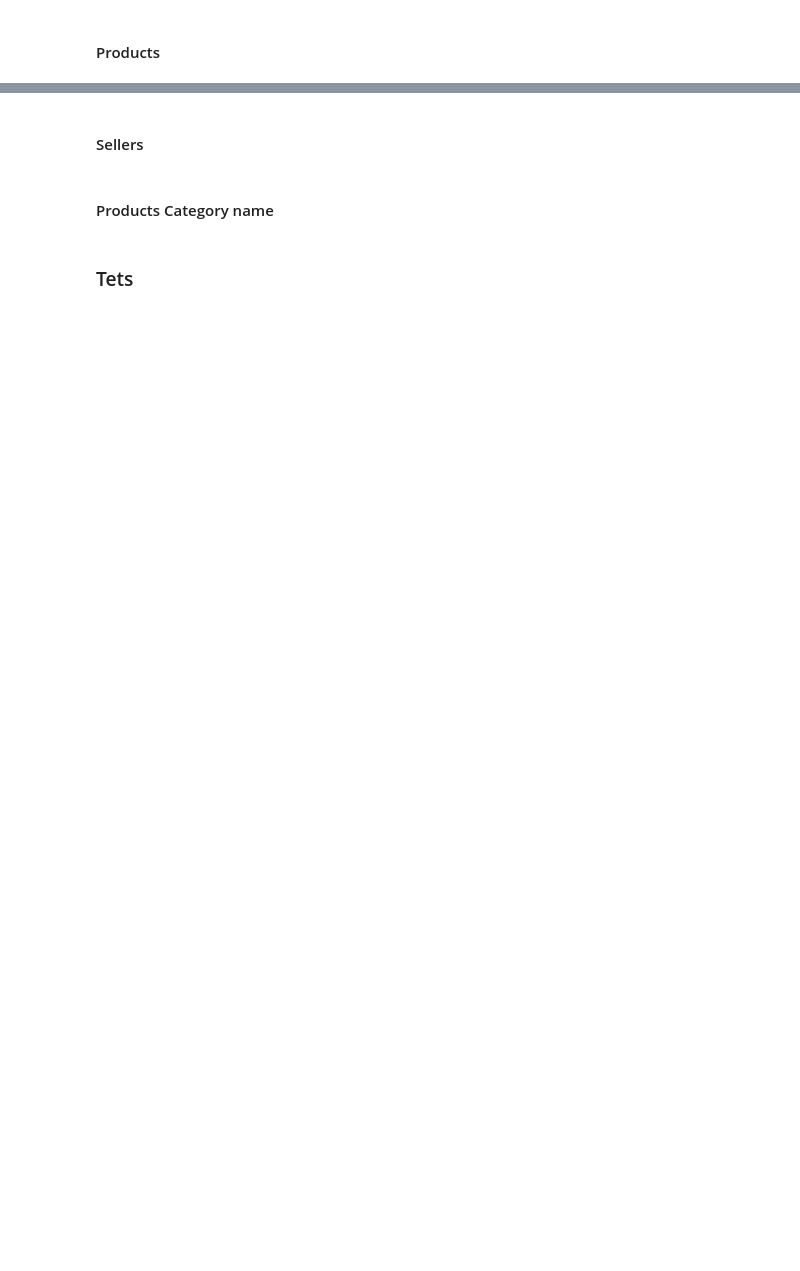
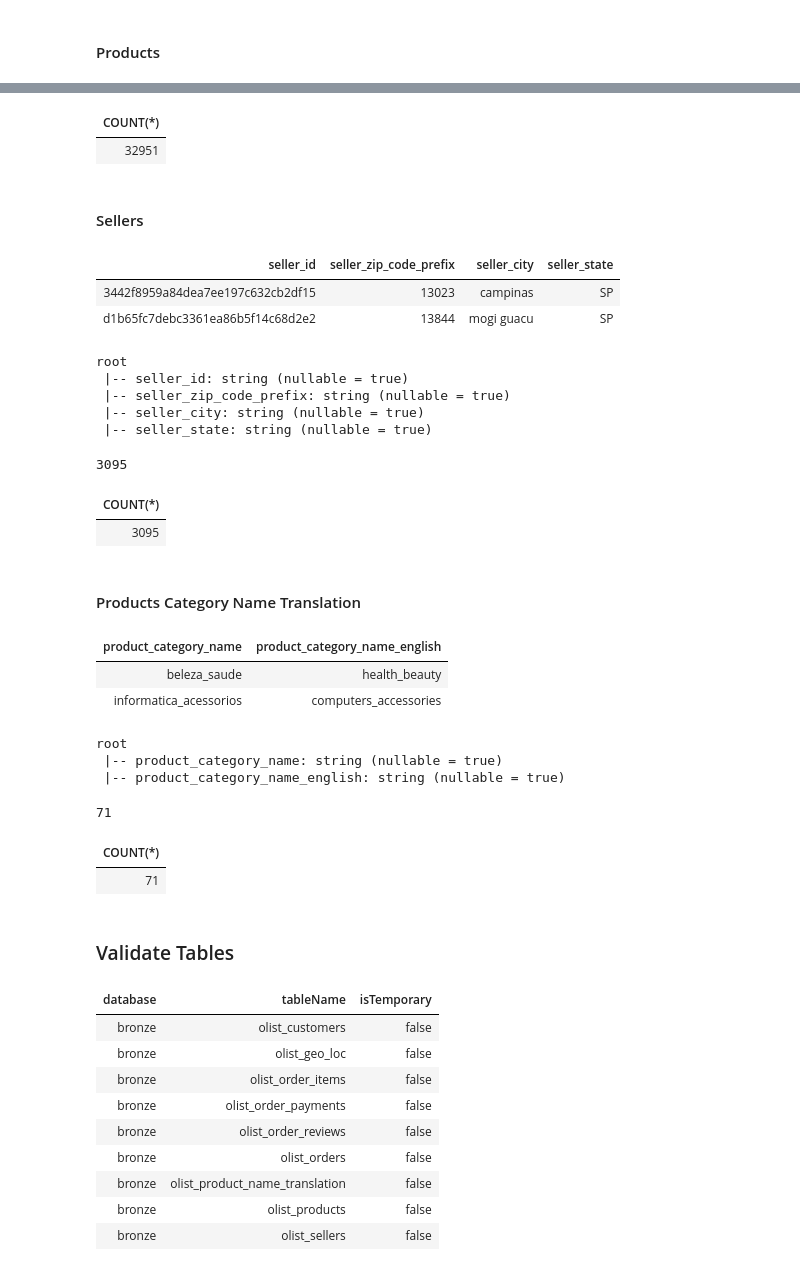
Before and after one commit to rahimcc/EngineeringAnalytics_Olist, a Jupyter notebook: olist_bronze.ipynb, the cells around one changed output, grey strips where cells are left out. Cells and saved outputs as stored; diff of their text form; code cells hidden in the pictures; blank space fills up the shorter version.

Commit message:
All CSV files load to tables

```diff
--- a/olist_bronze.ipynb.ipynb
+++ b/olist_bronze.ipynb
@@ -271,5 +348,26 @@ product_ds = spark.read.csv("/Volumes/workspace/olist/volume_olist/olist_product
+# %%
+%sql
+SELECT COUNT(*)
+FROM workspace.bronze.olist_products
+# %% [output]
+| COUNT(*) |
+| 32951 |
 # %% [markdown]
 #### Sellers
 # %%
 
 sellers_ds = spark.read.csv("/Volumes/workspace/olist/volume_olist/olist_sellers_dataset.csv", header=True)
+# %%
+display(sellers_ds.head(2))
+# %% [output]
+| seller_id | seller_zip_code_prefix | seller_city | seller_state |
+| 3442f8959a84dea7ee197c632cb2df15 | 13023 | campinas | SP |
+| d1b65fc7debc3361ea86b5f14c68d2e2 | 13844 | mogi guacu | SP |
+# %%
+sellers_ds.printSchema()
+# %% [output]
+root
+ |-- seller_id: string (nullable = true)
+ |-- seller_zip_code_prefix: string (nullable = true)
+ |-- seller_city: string (nullable = true)
+ |-- seller_state: string (nullable = true)
@@ -276,4 +384,16 @@ sellers_ds = spark.read.csv("/Volumes/workspace/olist/volume_olist/olist_sellers
+# %%
+sellers_ds.write.format("DELTA").mode("OVERWRITE").saveAsTable("workspace.bronze.olist_sellers")
+print(sellers_ds.count())
+# %% [output]
+3095
+# %%
+%sql
+SELECT COUNT(*)
+FROM workspace.bronze.olist_sellers
+# %% [output]
+| COUNT(*) |
+| 3095 |
 # %% [markdown]
-#### Products Category name
+#### Products Category Name Translation
 # %%
 
@@ -281,2 +401,12 @@ products_category_name_tr = spark.read.csv("/Volumes/workspace/olist/volume_list
-# %% [markdown]
-### Tets
+# %%
+display(products_category_name_tr.head(2))
+# %% [output]
+| product_category_name | product_category_name_english |
+| beleza_saude | health_beauty |
+| informatica_acessorios | computers_accessories |
+# %%
+products_category_name_tr.printSchema()
+# %% [output]
+root
+ |-- product_category_name: string (nullable = true)
+ |-- product_category_name_english: string (nullable = true)
@@ -282,0 +421,28 @@ products_category_name_tr = spark.read.csv("/Volumes/workspace/olist/volume_list
+# %%
+products_category_name_tr.write.format("DELTA").mode("OVERWRITE").saveAsTable("workspace.bronze.olist_product_name_translation")
+print(products_category_name_tr.count())
+# %% [output]
+71
+# %%
+%sql
+SELECT COUNT(*)
+FROM workspace.bronze.olist_product_name_translation
+# %% [output]
+| COUNT(*) |
+| 71 |
+# %% [markdown]
+### Validate Tables
+# %%
+%sql
+SHOW TABLES IN workspace.bronze;
+# %% [output]
+| database | tableName | isTemporary |
+| bronze | olist_customers | false |
+| bronze | olist_geo_loc | false |
+| bronze | olist_order_items | false |
+| bronze | olist_order_payments | false |
+| bronze | olist_order_reviews | false |
+| bronze | olist_orders | false |
+| bronze | olist_product_name_translation | false |
+| bronze | olist_products | false |
+| bronze | olist_sellers | false |
```
Also changed, not shown: parts of 12 cells of this notebook.
